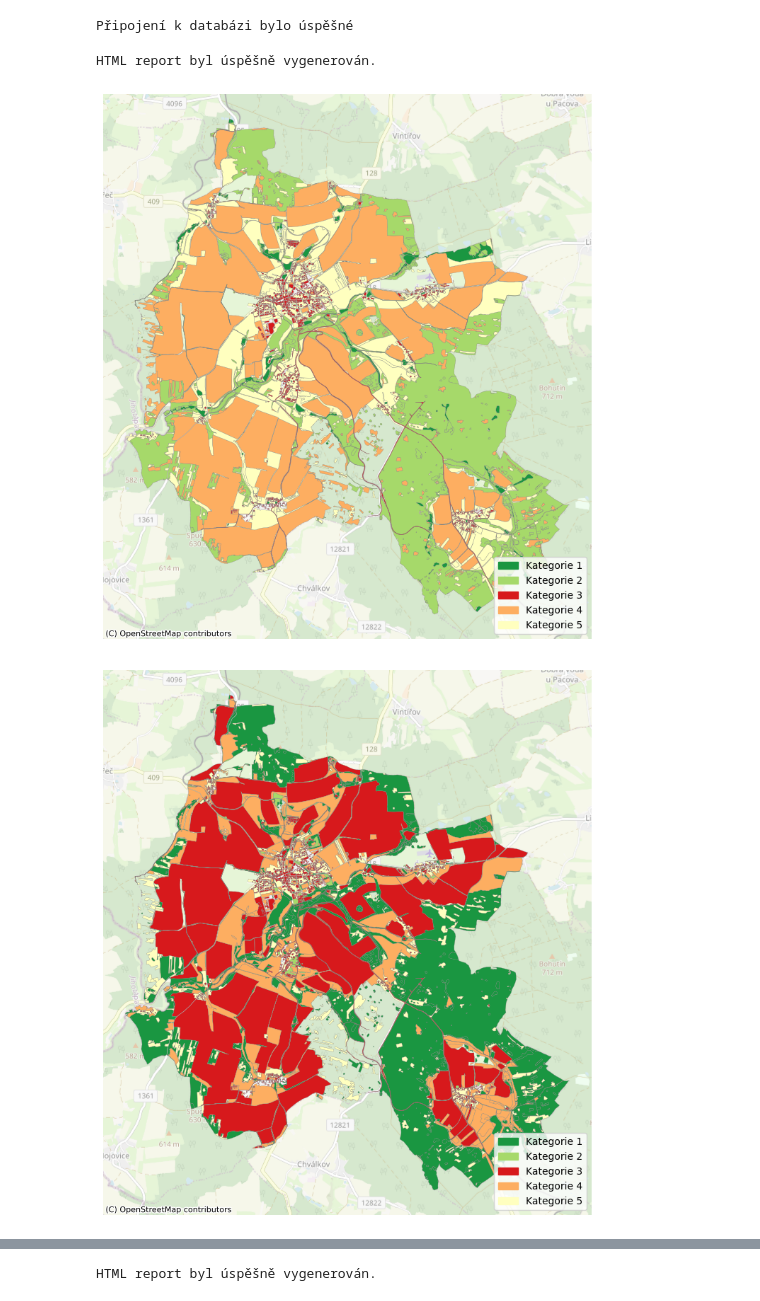
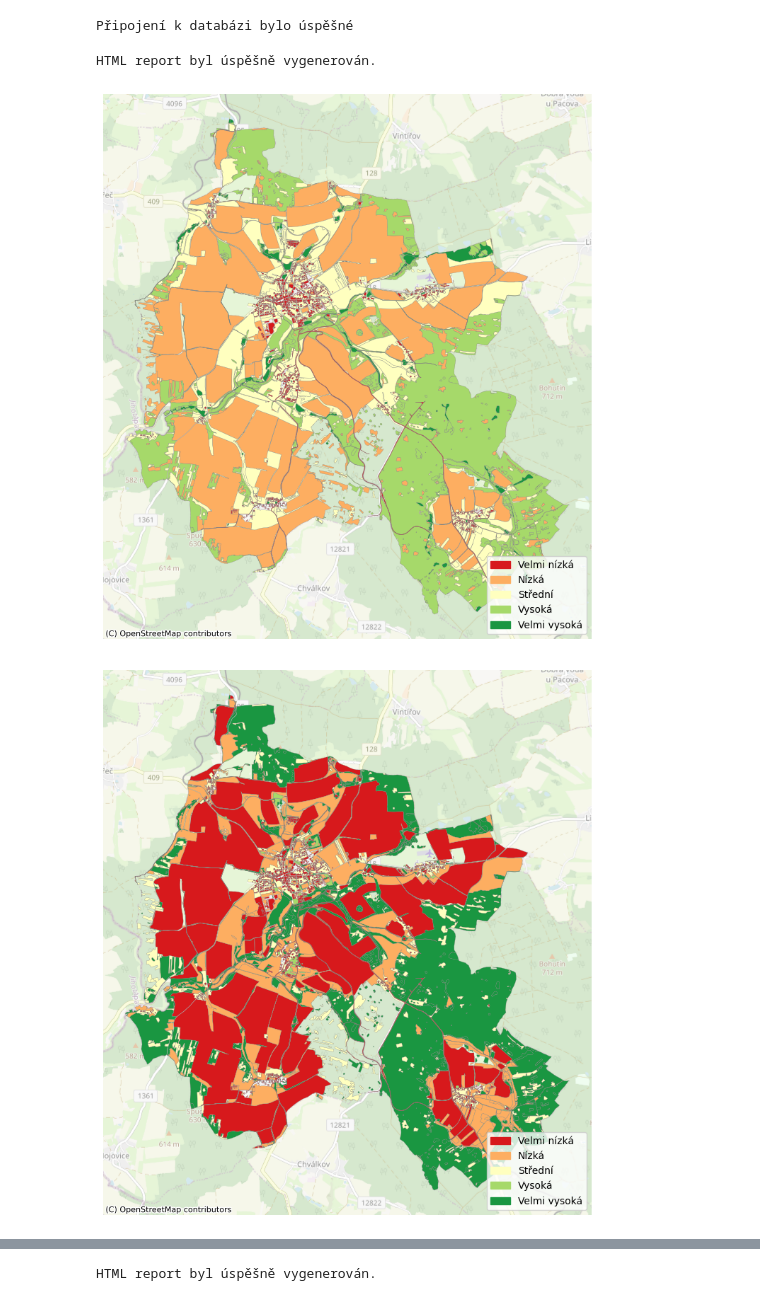
Before and after one commit to adelapetrekova/diplomka, a Jupyter notebook: razeni_db_esai.ipynb, the cells around one changed output, grey strips where cells are left out. Drawn from its saved outputs; the diff is of its cells as text; code cells hidden in the pictures.

Commit message:
úprava legendy EFS map

```diff
--- a/razeni_db_esai.ipynb
+++ b/razeni_db_esai.ipynb
@@ -137,6 +137,7 @@ try:
         """Generuje mapu z dat."""
         geometries = []
         colors = []
+        hodnoty = []
         for geojson_str, hodnota in data:
             try:
                 geojson_data = json.loads(geojson_str)
@@ -144,21 +145,29 @@ try:
                 geometries.append(geom)
                 color = barvova_funkce(hodnota)
                 colors.append(color)
+                hodnoty.append(hodnota)
             except Exception as e:
                 print(f"Chyba při zpracování GeoJSON: {e}")
 
         gdf = gpd.GeoDataFrame(geometry=geometries, crs="EPSG:4326")
         gdf = gdf.to_crs(epsg=3857)
         gdf['color'] = colors
+        gdf['hodnota'] = hodnoty
 
         fig, ax = plt.subplots(figsize=(10, 10))
         gdf.plot(ax=ax, color=gdf['color'], edgecolor='grey', linewidth=0.2)
         ax.set_axis_off()
         ctx.add_basemap(ax, source=ctx.providers.OpenStreetMap.Mapnik, alpha=0.5)
 
-        # Vytvoření legendy
-        unique_colors = sorted(list(set(colors)))
-        patches = [mpatches.Patch(color=color, label=f"Kategorie {i+1}") for i, color in enumerate(unique_colors)]
+        # Vytvoření legendy s popisky z obrázku
+        kategorie_barvy = {
+            1: ('Velmi nízká', '#d7191c'),
+            2: ('Nízká', '#fdae61'),
+            3: ('Střední', '#ffffbf'),
+            4: ('Vysoká', '#a6d96a'),
+            5: ('Velmi vysoká', '#1a9641')
+        }
+        patches = [mpatches.Patch(color=barva, label=nazev) for kategorie, (nazev, barva) in kategorie_barvy.items()]
         ax.legend(handles=patches, loc='lower right')
 
         buf = io.BytesIO()
@@ -468,32 +477,32 @@ try:
                 <h2> Krok IV: Syntéza/lokalizace prioritních opatření </h2>
                 <h2> Krok V: Typizace prioritních opatření </h2>
             </main>
             <footer>
                 <div class="footer">
                     <hr>
                     <div class="footer-content">
                         <img src="katedra_logo.png" alt="Logo KGI">
                         <img src="logo_czechglobe.png" alt="Logo CzechGlobe">
                     </div>
                 </div>
             </footer>
         </body>
         </html>
     """
 
 
 
     print("HTML report byl úspěšně vygenerován.")
 
 except Exception as error:
     print(f"Chyba při zpracování databáze nebo generování mapy: {error}")
 
 finally:
     if connection:
         cursor.close()
         connection.close()
 # %% [output]
 Připojení k databázi bylo úspěšné
 HTML report byl úspěšně vygenerován.
-[figure, old version]
+[figure, new version]
-[figure, old version]
+[figure, new version]
```
Also changed, not shown: parts of 1 cell of this notebook.
